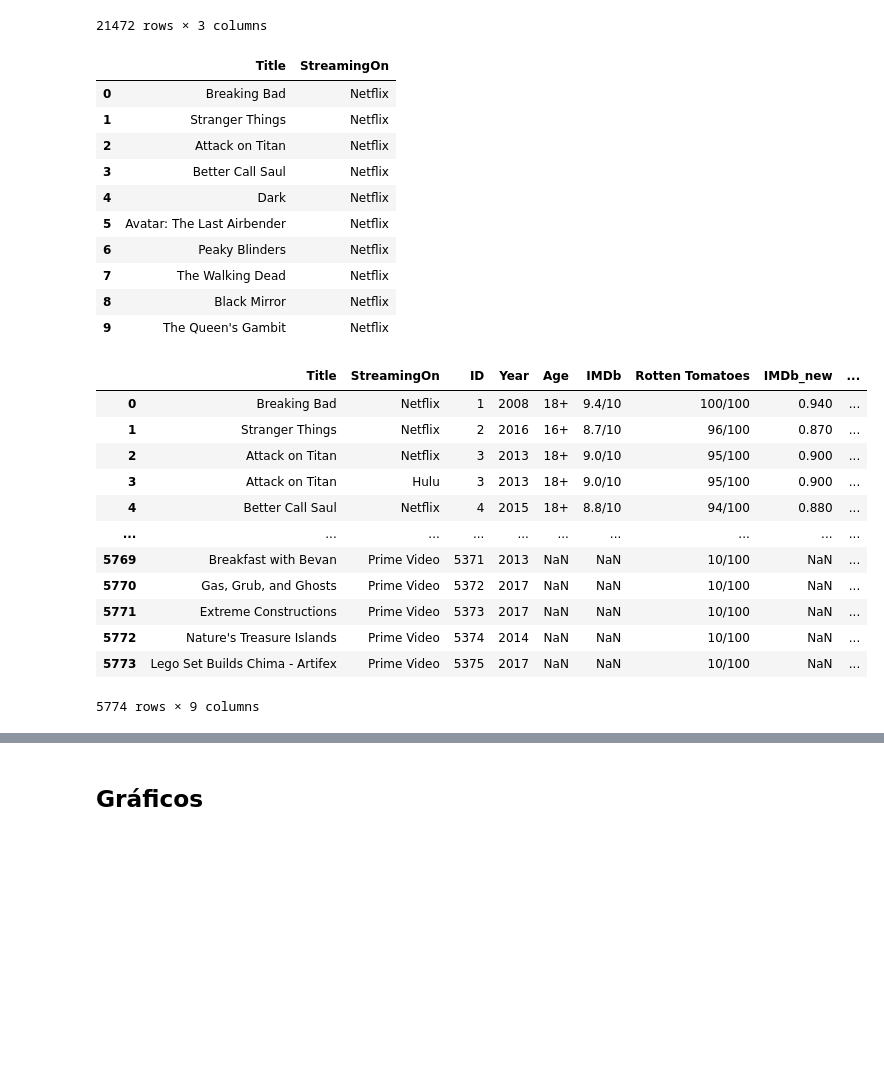
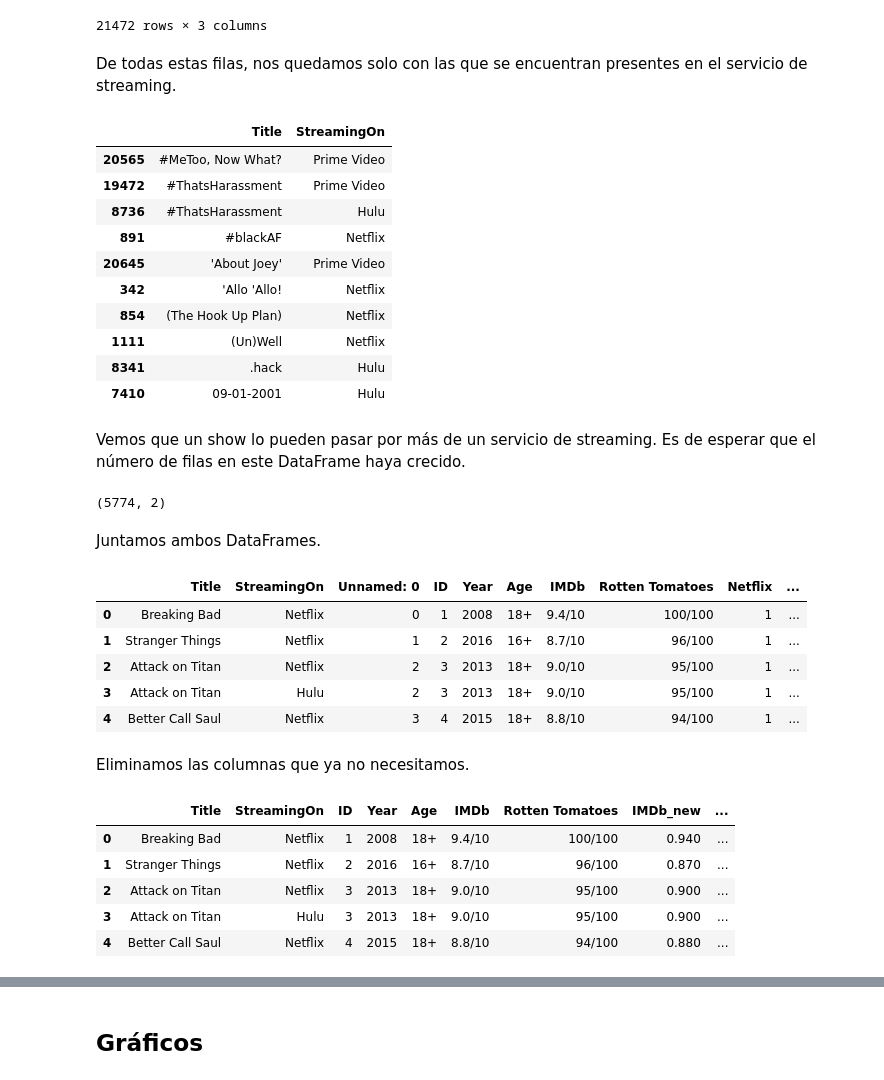
Before and after one commit to thecodemancer/san_marcos_presentations, a Jupyter notebook: análisis_de_los_servicios_de_streaming_con_python.ipynb, the cells around one changed output, grey strips where cells are left out. Drawn from its saved outputs; the diff is of its cells as text; code cells hidden in the pictures; blank space fills up the shorter version.

```diff
--- a/análisis_de_los_servicios_de_streaming_con_python.ipynb
+++ b/análisis_de_los_servicios_de_streaming_con_python.ipynb
@@ -203,8 +201,8 @@ Name: IMDb_new, dtype: float64
 spplited = streaming_shows["Rotten Tomatoes"].str.split("/", expand = True)
 numerador = spplited[0]
 denominador = spplited[1]
-streaming_shows['Rottem Tomatoes_new'] = numerador.astype("float")/denominador.astype("float")
-streaming_shows['Rottem Tomatoes_new'].head()
+streaming_shows['Rotten Tomatoes_new'] = numerador.astype("float") / denominador.astype("float")
+streaming_shows['Rotten Tomatoes_new'].head()
 # %% [output]
 0   1.000
 1   0.960
@@ -234,37 +234,51 @@ streaming_shows_long.sort_values(by="Title")
 | 9623 | 부릉! 부릉! 브루미즈 | Hulu | 0 |
 | 4255 | 부릉! 부릉! 브루미즈 | Netflix | 0 |
 21472 rows × 3 columns
+# %% [markdown]
+De todas estas filas, nos quedamos solo con las que se encuentran presentes en el servicio de streaming.
 # %%
 streaming_shows_long = streaming_shows_long[streaming_shows_long['Present'] == 1]
 streaming_shows_long.drop(columns=['Present'],inplace=True)
-streaming_shows_long.head(10)
+streaming_shows_long.sort_values(by="Title").head(10)
 # %% [output]
 |  | Title | StreamingOn |
-| 0 | Breaking Bad | Netflix |
-| 1 | Stranger Things | Netflix |
-| 2 | Attack on Titan | Netflix |
-| 3 | Better Call Saul | Netflix |
-| 4 | Dark | Netflix |
-| 5 | Avatar: The Last Airbender | Netflix |
-| 6 | Peaky Blinders | Netflix |
-| 7 | The Walking Dead | Netflix |
-| 8 | Black Mirror | Netflix |
-| 9 | The Queen's Gambit | Netflix |
+| 20565 | #MeToo, Now What? | Prime Video |
+| 19472 | #ThatsHarassment | Prime Video |
+| 8736 | #ThatsHarassment | Hulu |
+| 891 | #blackAF | Netflix |
+| 20645 | 'About Joey' | Prime Video |
+| 342 | 'Allo 'Allo! | Netflix |
+| 854 | (The Hook Up Plan) | Netflix |
+| 1111 | (Un)Well | Netflix |
+| 8341 | .hack | Hulu |
+| 7410 | 09-01-2001 | Hulu |
+# %% [markdown]
+Vemos que un show lo pueden pasar por más de un servicio de streaming. Es de esperar que el número de filas en este DataFrame haya crecido.
+# %%
+streaming_shows_long.shape
+# %% [output]
+(5774, 2)
+# %% [markdown]
+Juntamos ambos DataFrames.
+# %%
+streaming_shows_combined = streaming_shows_long.merge(streaming_shows, on='Title', how='inner')
+streaming_shows_combined.head()
+# %% [output]
+|  | Title | StreamingOn | Unnamed: 0 | ID | Year | Age | IMDb | Rotten Tomatoes | Netflix | ... |
+| 0 | Breaking Bad | Netflix | 0 | 1 | 2008 | 18+ | 9.4/10 | 100/100 | 1 | ... |
+| 1 | Stranger Things | Netflix | 1 | 2 | 2016 | 16+ | 8.7/10 | 96/100 | 1 | ... |
+| 2 | Attack on Titan | Netflix | 2 | 3 | 2013 | 18+ | 9.0/10 | 95/100 | 1 | ... |
+| 3 | Attack on Titan | Hulu | 2 | 3 | 2013 | 18+ | 9.0/10 | 95/100 | 1 | ... |
+| 4 | Better Call Saul | Netflix | 3 | 4 | 2015 | 18+ | 8.8/10 | 94/100 | 1 | ... |
+# %% [markdown]
+Eliminamos las columnas que ya no necesitamos.
 # %%
-streaming_shows_combined = streaming_shows_long.merge(streaming_shows, on='Title', how='inner')
 streaming_shows_combined.drop(columns = ['Unnamed: 0','Netflix','Hulu', 'Prime Video', 'Disney+', 'Type'], inplace=True)
-streaming_shows_combined
+streaming_shows_combined.head()
 # %% [output]
 |  | Title | StreamingOn | ID | Year | Age | IMDb | Rotten Tomatoes | IMDb_new | ... |
 | 0 | Breaking Bad | Netflix | 1 | 2008 | 18+ | 9.4/10 | 100/100 | 0.940 | ... |
 | 1 | Stranger Things | Netflix | 2 | 2016 | 16+ | 8.7/10 | 96/100 | 0.870 | ... |
 | 2 | Attack on Titan | Netflix | 3 | 2013 | 18+ | 9.0/10 | 95/100 | 0.900 | ... |
 | 3 | Attack on Titan | Hulu | 3 | 2013 | 18+ | 9.0/10 | 95/100 | 0.900 | ... |
 | 4 | Better Call Saul | Netflix | 4 | 2015 | 18+ | 8.8/10 | 94/100 | 0.880 | ... |
-| ... | ... | ... | ... | ... | ... | ... | ... | ... | ... |
-| 5769 | Breakfast with Bevan | Prime Video | 5371 | 2013 | NaN | NaN | 10/100 | NaN | ... |
-| 5770 | Gas, Grub, and Ghosts | Prime Video | 5372 | 2017 | NaN | NaN | 10/100 | NaN | ... |
-| 5771 | Extreme Constructions | Prime Video | 5373 | 2017 | NaN | NaN | 10/100 | NaN | ... |
-| 5772 | Nature's Treasure Islands | Prime Video | 5374 | 2014 | NaN | NaN | 10/100 | NaN | ... |
-| 5773 | Lego Set Builds Chima - Artifex | Prime Video | 5375 | 2017 | NaN | NaN | 10/100 | NaN | ... |
-5774 rows × 9 columns
```
Also changed, not shown: parts of 9 cells of this notebook.
